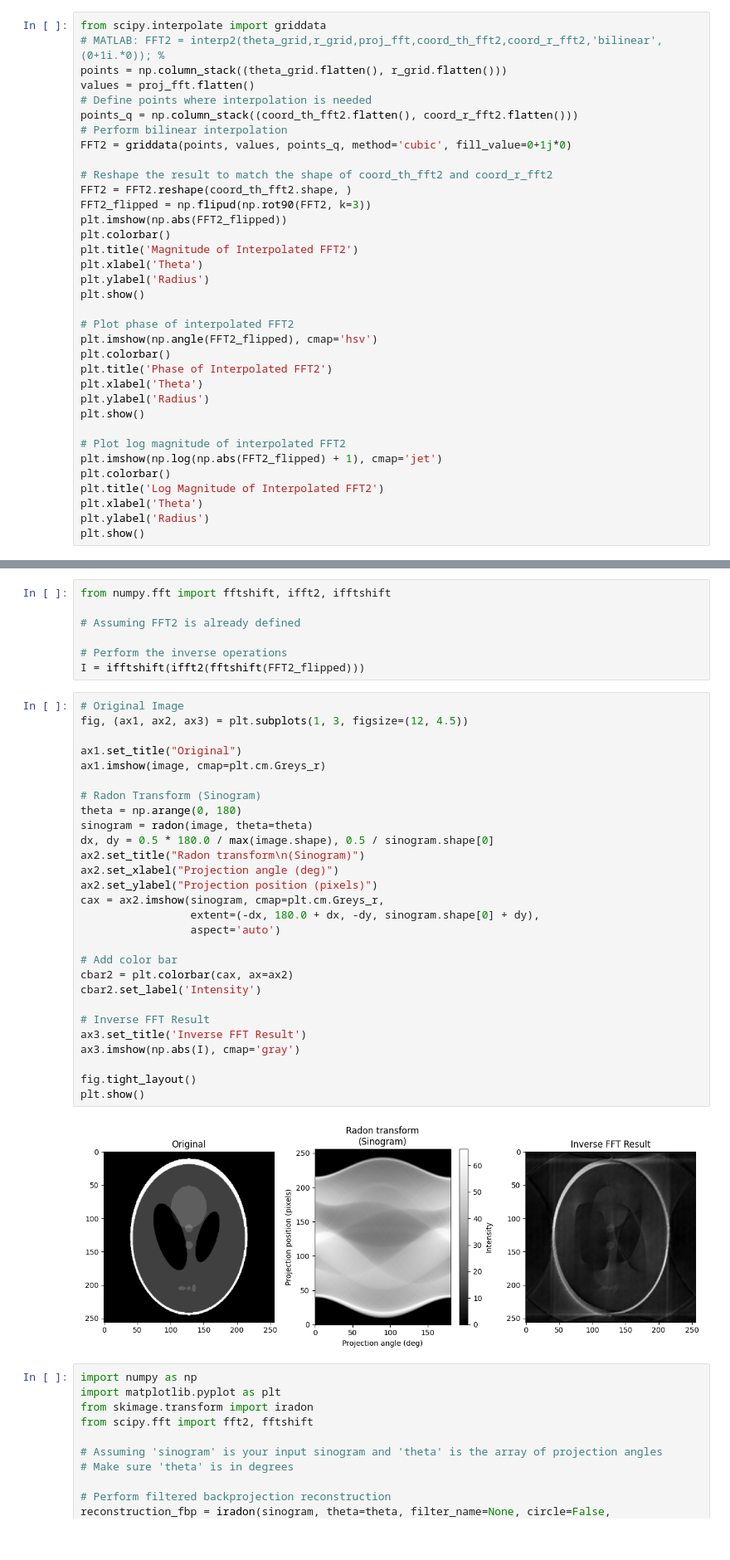
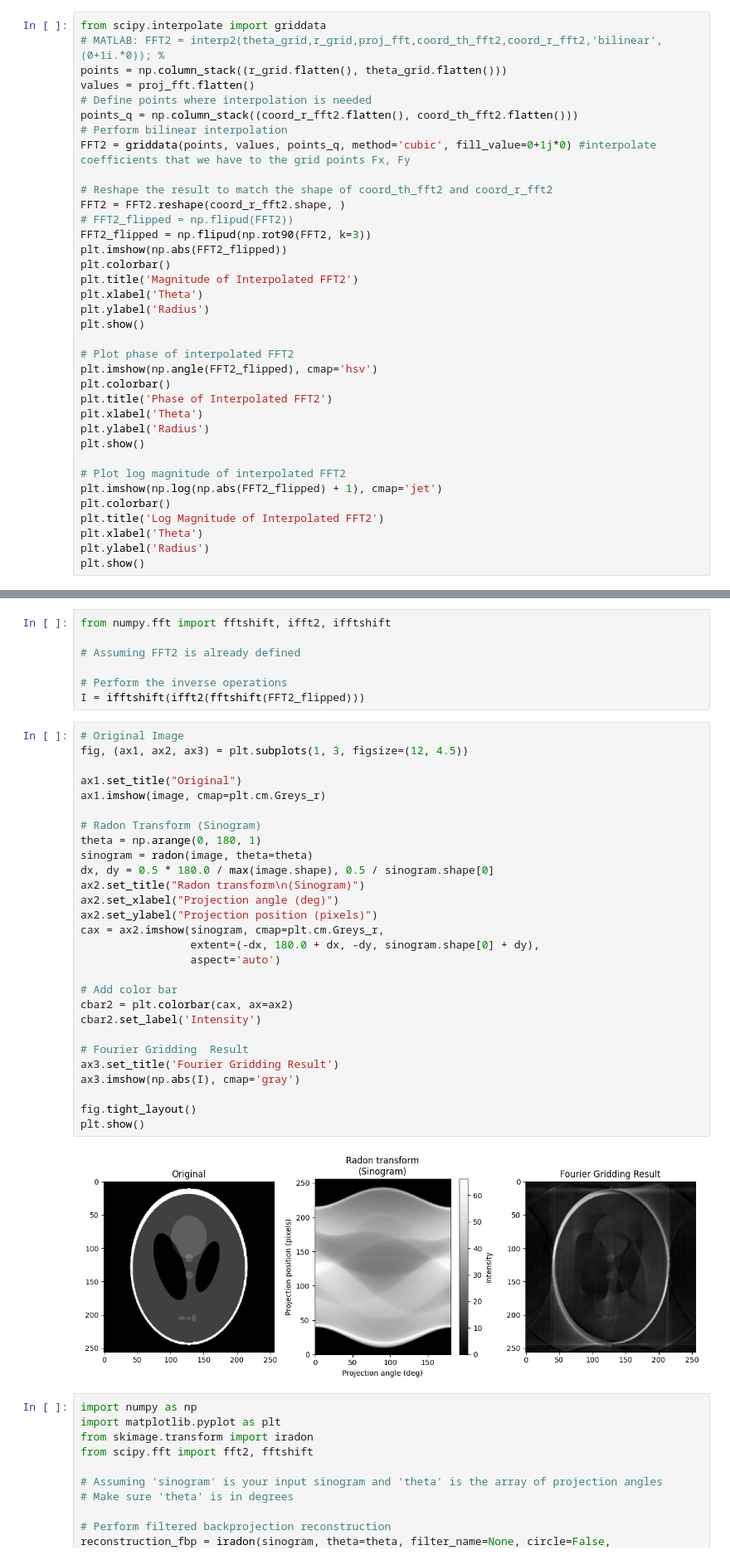
Before and after one commit to GivralNguyen/Python-Medical-Analytical-Tomographic-Image-Reconstruction, a Jupyter notebook: demo.ipynb, the cells around one changed output, grey strips where cells are left out. Shown at 83% size. Cells and saved outputs as stored; diff of their text form.

```diff
--- a/demo.ipynb
+++ b/demo.ipynb
@@ -116,15 +157,16 @@ coord_th_fft2[coord_th_fft2 < 0] += np.pi
 # %%
 from scipy.interpolate import griddata
 # MATLAB: FFT2 = interp2(theta_grid,r_grid,proj_fft,coord_th_fft2,coord_r_fft2,'bilinear',(0+1i.*0)); %
-points = np.column_stack((theta_grid.flatten(), r_grid.flatten()))
+points = np.column_stack((r_grid.flatten(), theta_grid.flatten()))
 values = proj_fft.flatten()
 # Define points where interpolation is needed
-points_q = np.column_stack((coord_th_fft2.flatten(), coord_r_fft2.flatten()))
+points_q = np.column_stack((coord_r_fft2.flatten(), coord_th_fft2.flatten()))
 # Perform bilinear interpolation
-FFT2 = griddata(points, values, points_q, method='cubic', fill_value=0+1j*0)
+FFT2 = griddata(points, values, points_q, method='cubic', fill_value=0+1j*0) #interpolate coefficients that we have to the grid points Fx, Fy
 
 # Reshape the result to match the shape of coord_th_fft2 and coord_r_fft2
-FFT2 = FFT2.reshape(coord_th_fft2.shape, )
+FFT2 = FFT2.reshape(coord_r_fft2.shape, )
+# FFT2_flipped = np.flipud(FFT2))
 FFT2_flipped = np.flipud(np.rot90(FFT2, k=3))
 plt.imshow(np.abs(FFT2_flipped))
 plt.colorbar()
@@ -162,33 +204,33 @@ I = ifftshift(ifft2(fftshift(FFT2_flipped)))
 # %%
 # Original Image
 fig, (ax1, ax2, ax3) = plt.subplots(1, 3, figsize=(12, 4.5))
 
 ax1.set_title("Original")
 ax1.imshow(image, cmap=plt.cm.Greys_r)
 
 # Radon Transform (Sinogram)
-theta = np.arange(0, 180)
+theta = np.arange(0, 180, 1)
 sinogram = radon(image, theta=theta)
 dx, dy = 0.5 * 180.0 / max(image.shape), 0.5 / sinogram.shape[0]
 ax2.set_title("Radon transform\n(Sinogram)")
 ax2.set_xlabel("Projection angle (deg)")
 ax2.set_ylabel("Projection position (pixels)")
 cax = ax2.imshow(sinogram, cmap=plt.cm.Greys_r,
                  extent=(-dx, 180.0 + dx, -dy, sinogram.shape[0] + dy),
                  aspect='auto')
 
 # Add color bar
 cbar2 = plt.colorbar(cax, ax=ax2)
 cbar2.set_label('Intensity')
 
-# Inverse FFT Result
-ax3.set_title('Inverse FFT Result')
+# Fourier Gridding  Result
+ax3.set_title('Fourier Gridding Result')
 ax3.imshow(np.abs(I), cmap='gray')
 
 fig.tight_layout()
 plt.show()
 # %% [output]
-[figure, old version]
+[figure, new version]
 # %%
 import numpy as np
 import matplotlib.pyplot as plt
```
Also changed, not shown: parts of 11 cells of this notebook.
